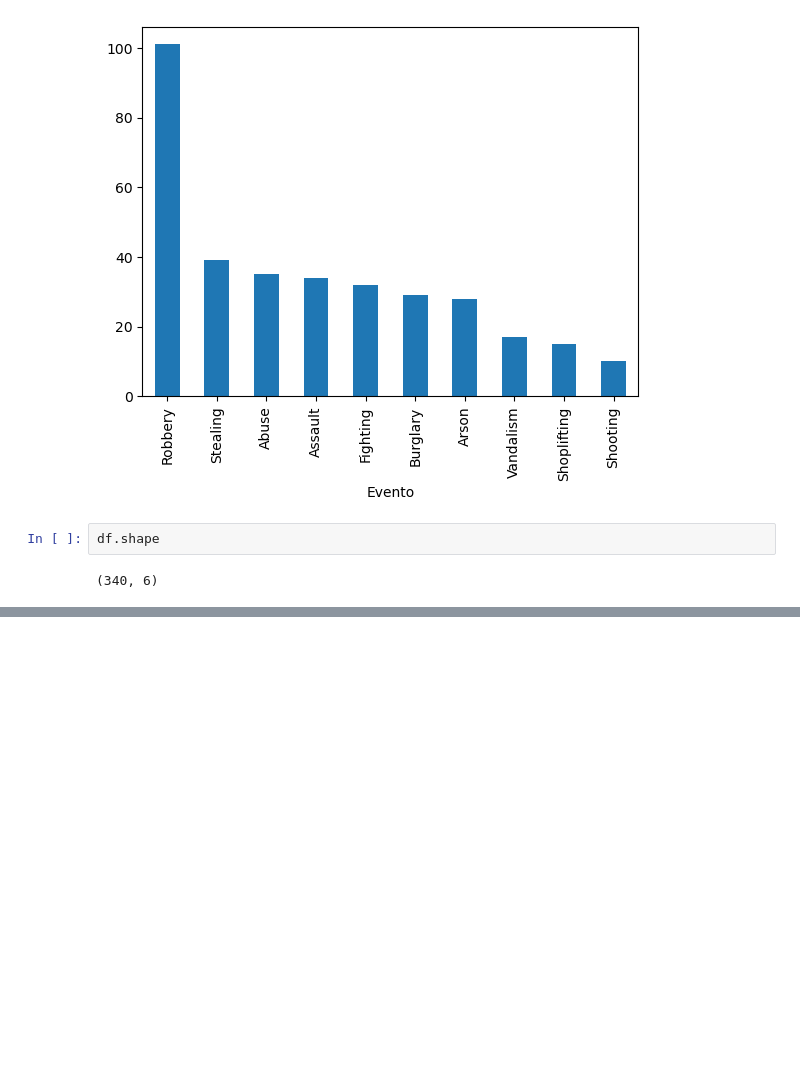
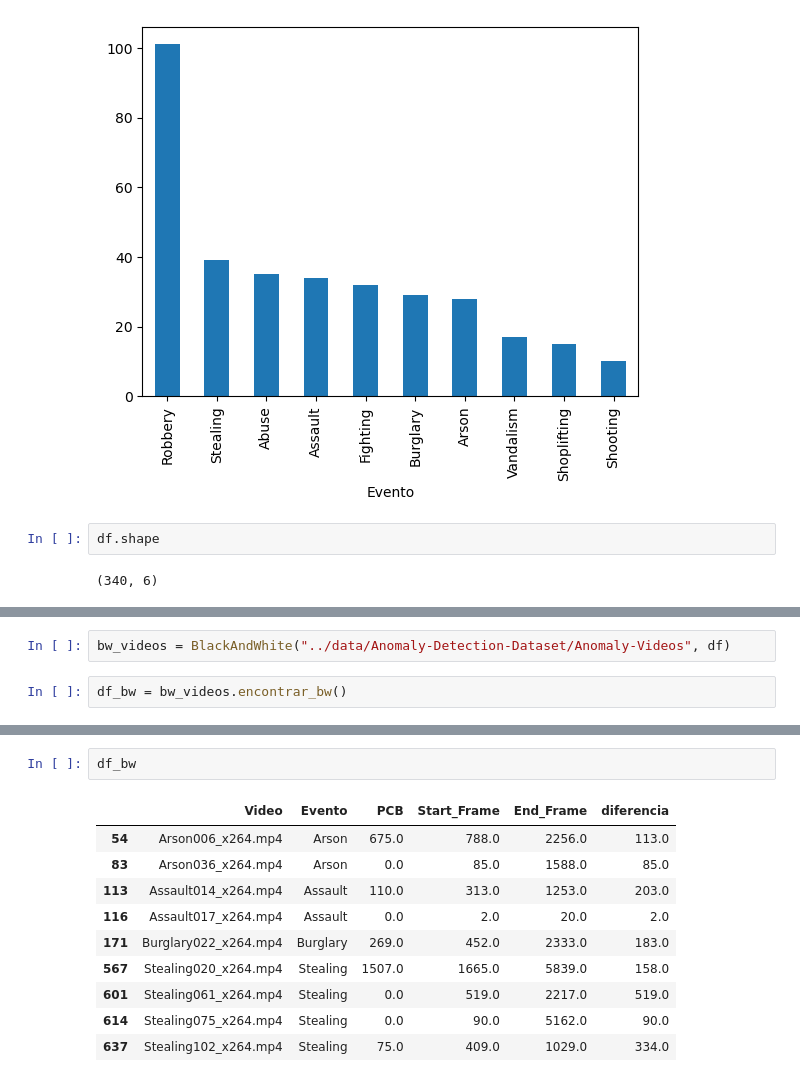
Before and after one commit to AndresH1234/Crime_Detection, a Jupyter notebook: notebooks/1_exploratory_data_analysis.ipynb, the cells around one changed output, grey strips where cells are left out. Cells and saved outputs as stored; diff of their text form; blank space fills up the shorter version.

Commit message:
Black and White

```diff
--- a/notebooks/1_exploratory_data_analysis.ipynb
+++ b/notebooks/1_exploratory_data_analysis.ipynb
@@ -143,0 +152,4 @@ df.shape
+# %%
+bw_videos = BlackAndWhite("../data/Anomaly-Detection-Dataset/Anomaly-Videos", df)
+# %%
+df_bw = bw_videos.encontrar_bw()
@@ -143,0 +166,13 @@ df.shape
+# %%
+df_bw
+# %% [output]
+|  | Video | Evento | PCB | Start_Frame | End_Frame | diferencia |
+| 54 | Arson006_x264.mp4 | Arson | 675.0 | 788.0 | 2256.0 | 113.0 |
+| 83 | Arson036_x264.mp4 | Arson | 0.0 | 85.0 | 1588.0 | 85.0 |
+| 113 | Assault014_x264.mp4 | Assault | 110.0 | 313.0 | 1253.0 | 203.0 |
+| 116 | Assault017_x264.mp4 | Assault | 0.0 | 2.0 | 20.0 | 2.0 |
+| 171 | Burglary022_x264.mp4 | Burglary | 269.0 | 452.0 | 2333.0 | 183.0 |
+| 567 | Stealing020_x264.mp4 | Stealing | 1507.0 | 1665.0 | 5839.0 | 158.0 |
+| 601 | Stealing061_x264.mp4 | Stealing | 0.0 | 519.0 | 2217.0 | 519.0 |
+| 614 | Stealing075_x264.mp4 | Stealing | 0.0 | 90.0 | 5162.0 | 90.0 |
+| 637 | Stealing102_x264.mp4 | Stealing | 75.0 | 409.0 | 1029.0 | 334.0 |
```
Also changed, not shown: parts of 7 cells of this notebook, 1 other file.
